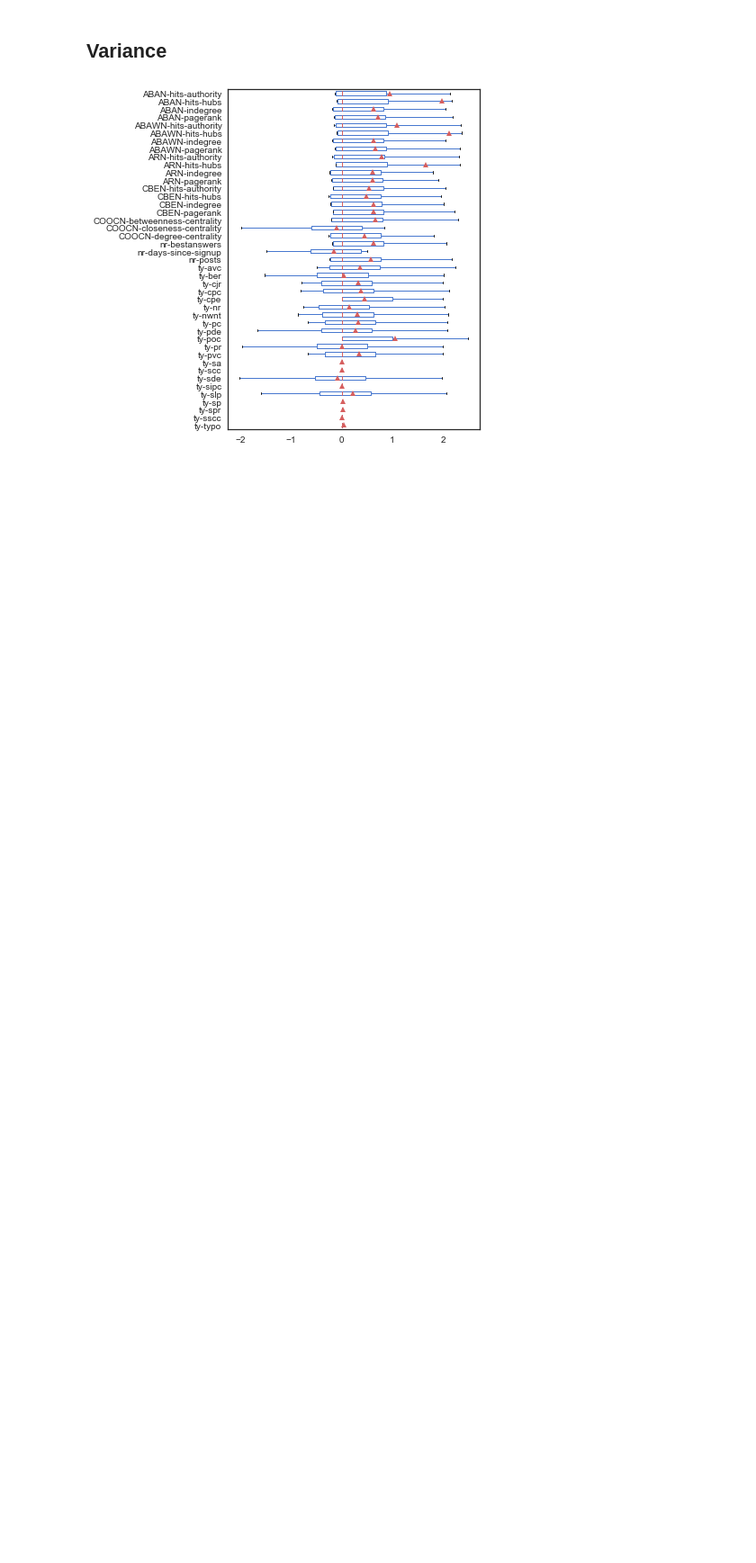
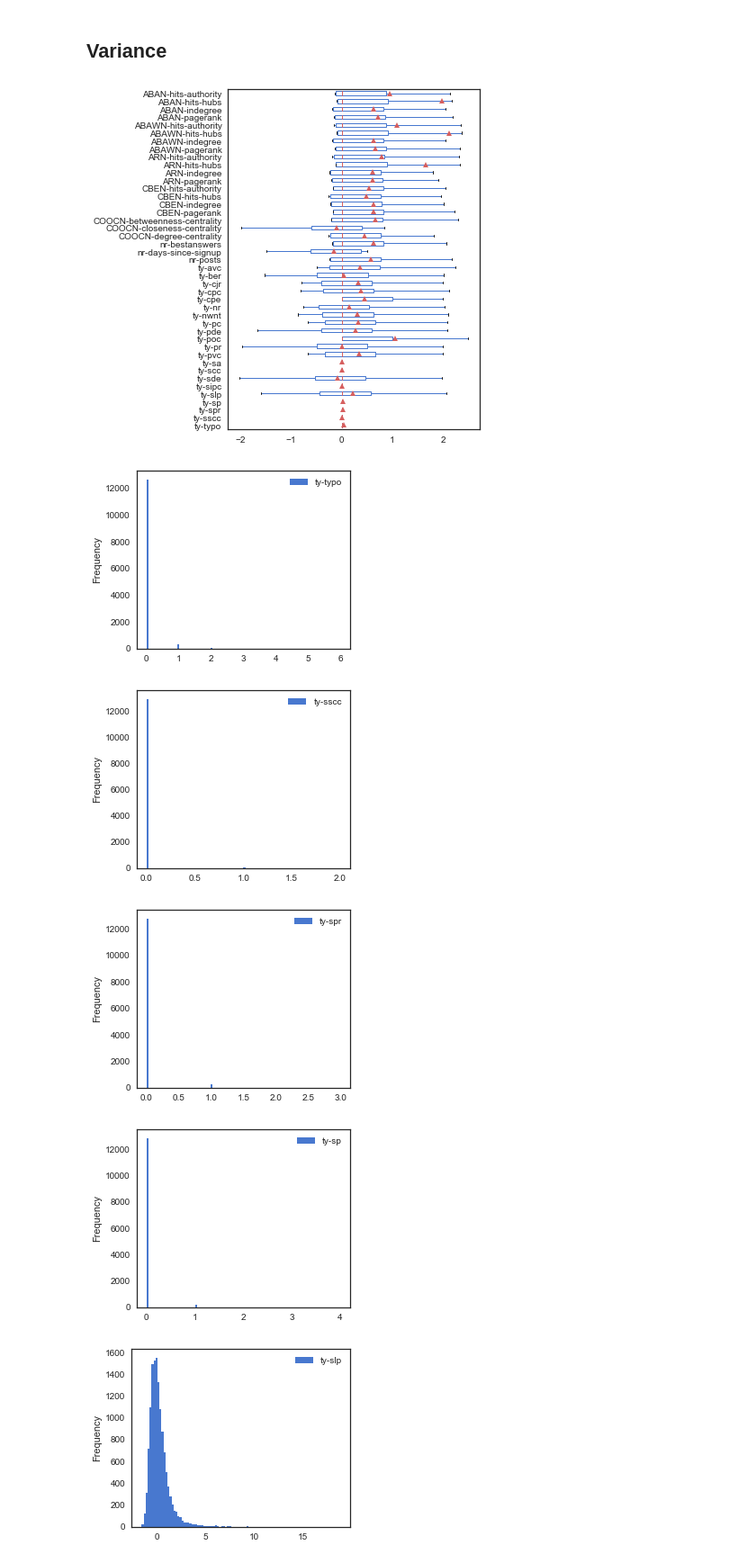
Before and after one commit to enricorotundo/StackexchangeDatadumpQualityAnnotator, a Jupyter notebook: Analysis/Tasks/BestAnswer/Features Analysis.ipynb, the cells around one changed output. Shown at 90% size. Cells and saved outputs as stored; diff of their text form; code cells hidden in the pictures; blank space fills up the shorter version.

```diff
--- a/Analysis/Tasks/BestAnswer/Features Analysis.ipynb
+++ b/Analysis/Tasks/BestAnswer/Features Analysis.ipynb
@@ -84,3 +86,24 @@ for plot_format in PLOTS_FORMATS:
     plt.savefig(PLOTS_PATH + 'feats_variance' + plot_format)
 # %% [output]
 [figure]
+# %%
+# Set up the matplotlib figure
+#fig, ax = plt.subplots()
+
+
+df_bxplt = df_feats.drop(meta_cols, axis=1)
+# reverse cols order
+df_bxplt = df_bxplt[df_bxplt.columns[::-1]]
+
+for colname, col in df_bxplt.iteritems():
+    df_bxplt[[colname]].plot.hist(bins=100, figsize=(4, 3))
+    plt.tick_params(axis='both', which='major', labelsize=10)
+    plt.grid(alpha=0)
+    plt.tight_layout(pad=0.1)
+    plt.savefig(PLOTS_PATH + 'histograms/feats_histograms_' + colname + '.pdf')
+# %% [output]
+[figure, added]
+[figure, added]
+[figure, added]
+[figure, added]
+[figure, added]
```
Also changed, not shown: parts of 3 cells of this notebook, 3 other files.
